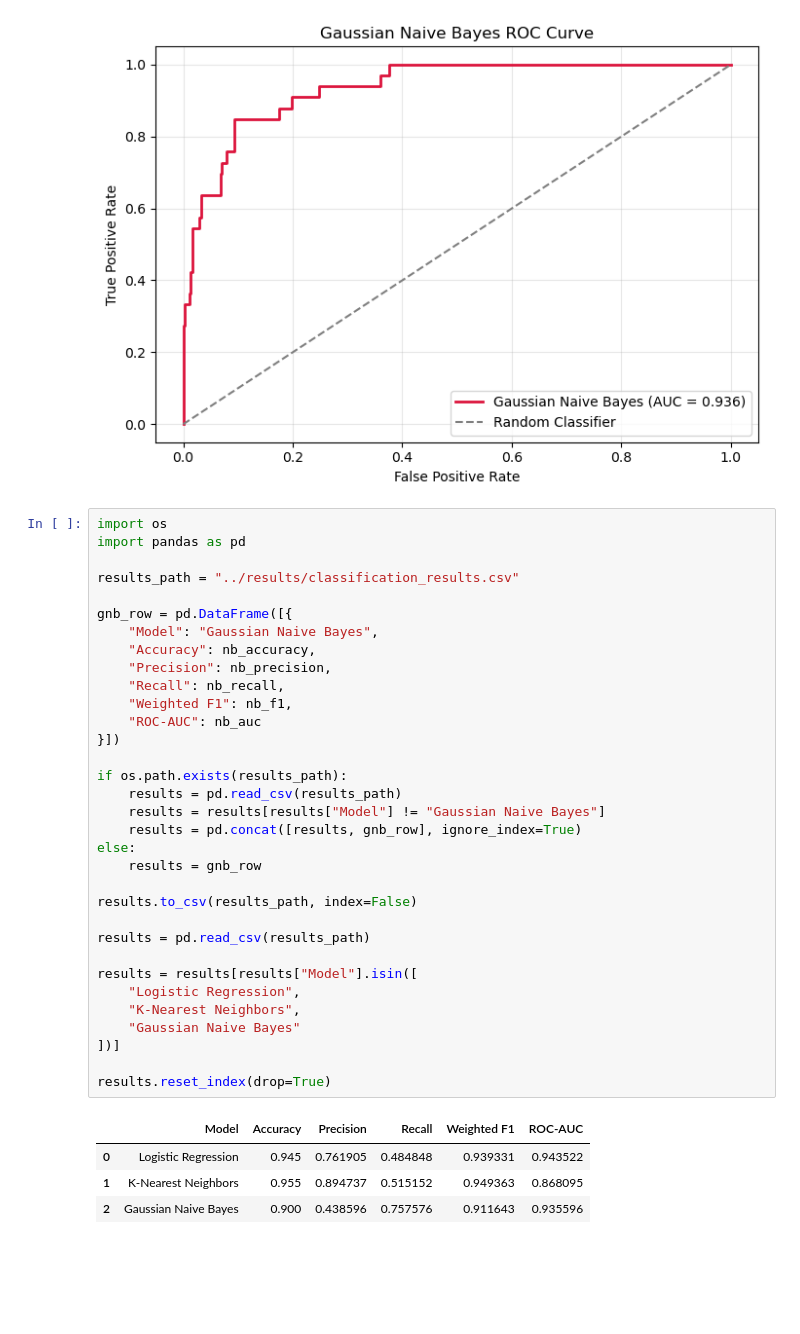
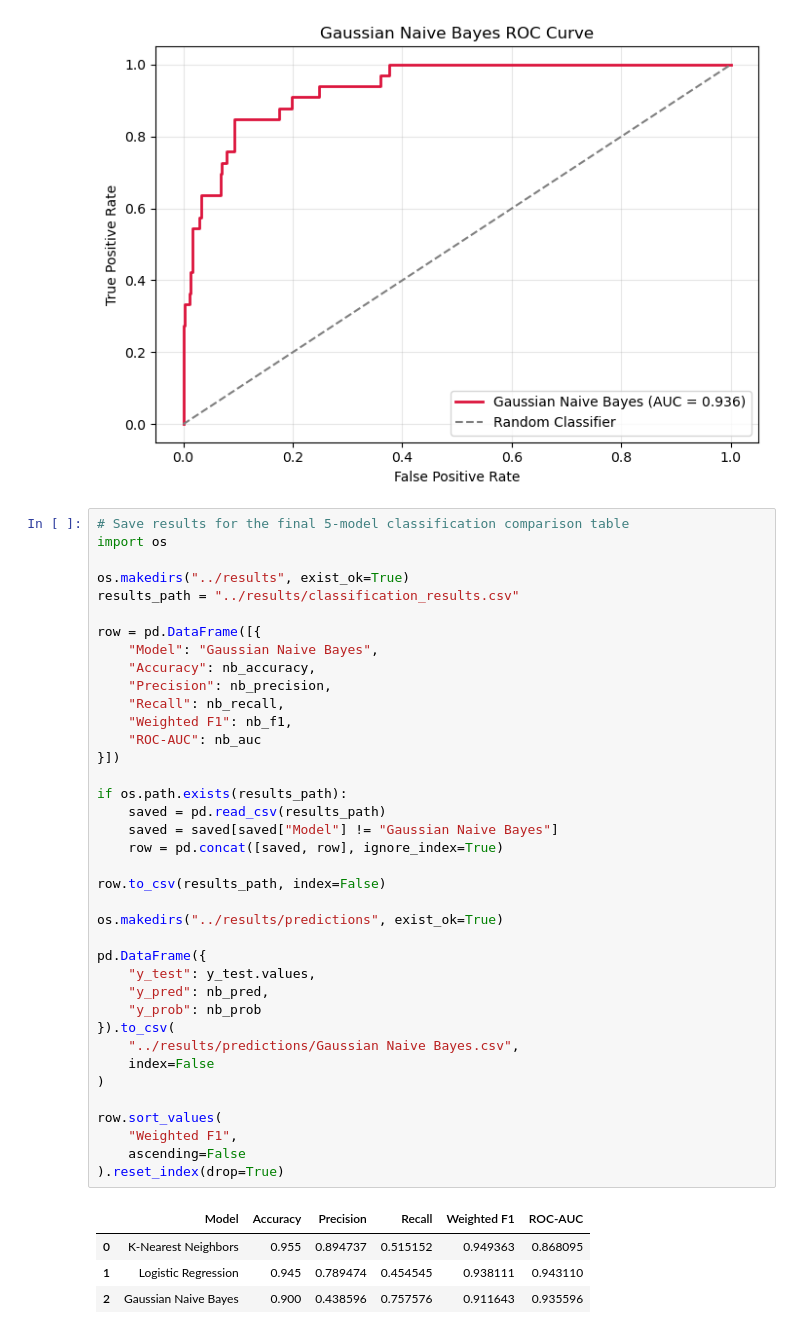
Before and after one commit to santta7/Bias_breakers, a Jupyter notebook: notebooks/classification03_GNB.ipynb, the cells around one changed output. Saved outputs shown, nothing was run; the diff lists cells and outputs as text; blank space fills up the shorter version.

```diff
--- a/notebooks/classification03_GNB.ipynb
+++ b/notebooks/classification03_GNB.ipynb
@@ -642,40 +628,45 @@ plt.show()
 # %% [output]
 [figure]
 # %%
+# Save results for the final 5-model classification comparison table
 import os
-import pandas as pd
 
+os.makedirs("../results", exist_ok=True)
 results_path = "../results/classification_results.csv"
 
-gnb_row = pd.DataFrame([{
+row = pd.DataFrame([{
     "Model": "Gaussian Naive Bayes",
     "Accuracy": nb_accuracy,
     "Precision": nb_precision,
     "Recall": nb_recall,
     "Weighted F1": nb_f1,
     "ROC-AUC": nb_auc
 }])
 
 if os.path.exists(results_path):
-    results = pd.read_csv(results_path)
-    results = results[results["Model"] != "Gaussian Naive Bayes"]
-    results = pd.concat([results, gnb_row], ignore_index=True)
-else:
-    results = gnb_row
+    saved = pd.read_csv(results_path)
+    saved = saved[saved["Model"] != "Gaussian Naive Bayes"]
+    row = pd.concat([saved, row], ignore_index=True)
 
-results.to_csv(results_path, index=False)
+row.to_csv(results_path, index=False)
 
-results = pd.read_csv(results_path)
+os.makedirs("../results/predictions", exist_ok=True)
 
-results = results[results["Model"].isin([
-    "Logistic Regression",
-    "K-Nearest Neighbors",
-    "Gaussian Naive Bayes"
-])]
+pd.DataFrame({
+    "y_test": y_test.values,
+    "y_pred": nb_pred,
+    "y_prob": nb_prob
+}).to_csv(
+    "../results/predictions/Gaussian Naive Bayes.csv",
+    index=False
+)
 
-results.reset_index(drop=True)
+row.sort_values(
+    "Weighted F1",
+    ascending=False
+).reset_index(drop=True)
 # %% [output]
 |  | Model | Accuracy | Precision | Recall | Weighted F1 | ROC-AUC |
-| 0 | Logistic Regression | 0.945 | 0.761905 | 0.484848 | 0.939331 | 0.943522 |
-| 1 | K-Nearest Neighbors | 0.955 | 0.894737 | 0.515152 | 0.949363 | 0.868095 |
+| 0 | K-Nearest Neighbors | 0.955 | 0.894737 | 0.515152 | 0.949363 | 0.868095 |
+| 1 | Logistic Regression | 0.945 | 0.789474 | 0.454545 | 0.938111 | 0.943110 |
 | 2 | Gaussian Naive Bayes | 0.900 | 0.438596 | 0.757576 | 0.911643 | 0.935596 |
```
Also changed, not shown: parts of 1 cell of this notebook, 34 other files.
